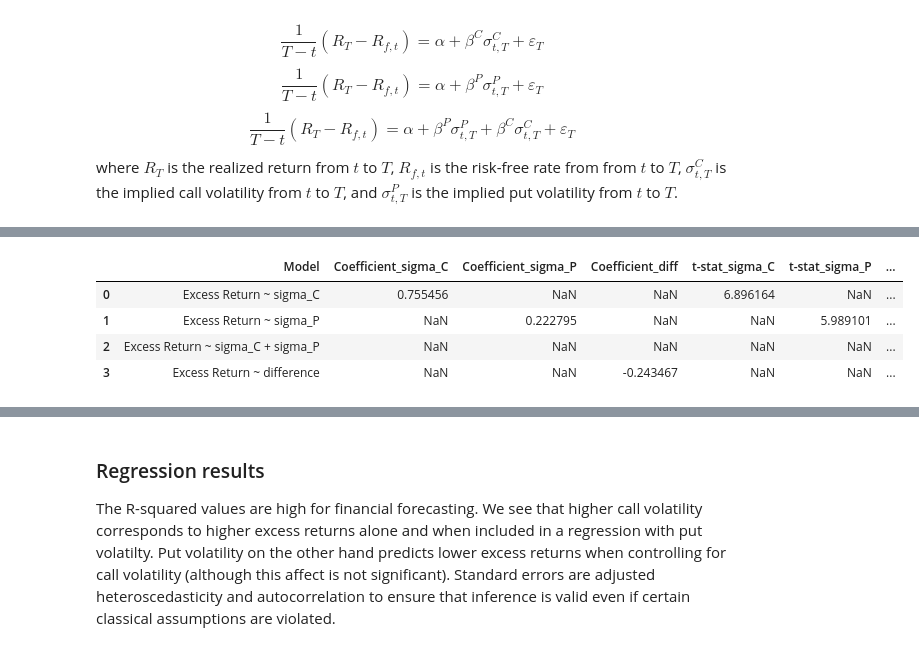
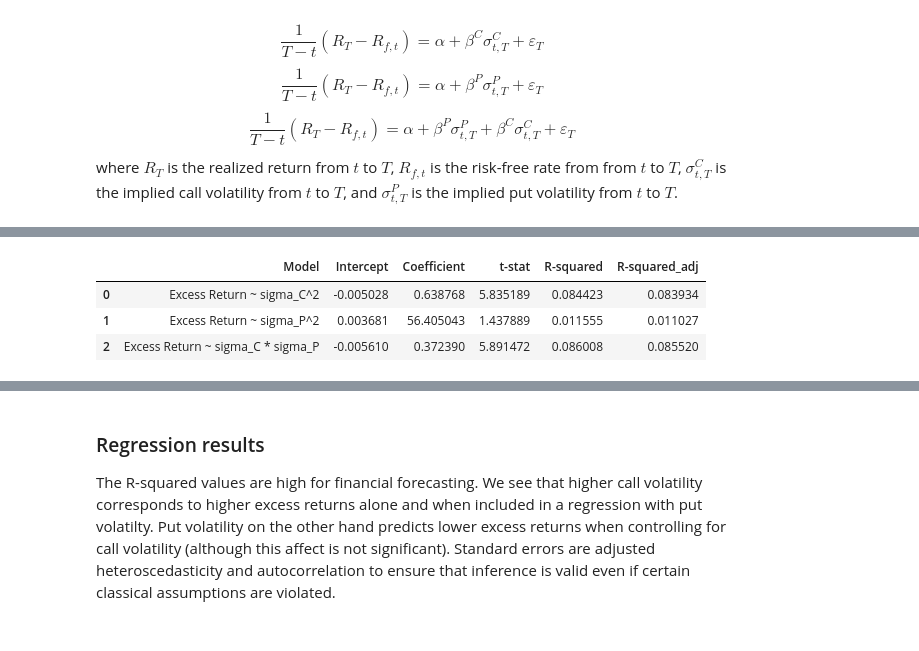
Before and after one commit to patjshultz/bs_two_IV, a Jupyter notebook: bs_two_sigma.ipynb, the cells around one changed output, grey strips where cells are left out. Cells and saved outputs as stored; diff of their text form; code cells hidden in the pictures.

```diff
--- a/bs_two_sigma.ipynb
+++ b/bs_two_sigma.ipynb
@@ -618,13 +638,15 @@ trading_days_per_month = 21
 underlying['realized_return'] = underlying['close'].pct_change(trading_days_per_month)  # 21 days for approx one month
 
 # Function to fetch the risk-free rate from 30 days prior
-def get_risk_free_rate(row):
+def get_risk_free_rate(row, ndays):
     date_30_days_prior = row['date'] - pd.DateOffset(days=trading_days_per_month)
     risk_free_row = risk_free_rate[risk_free_rate['date'] <= date_30_days_prior].tail(1)
     return risk_free_row['rate'].values[0]/100 if not risk_free_row.empty else None
 
 # Apply the function to get the risk-free rate for the starting date of the period
-underlying['start_of_period_risk_free_rate'] = underlying.apply(get_risk_free_rate, axis=1)
+underlying['start_of_period_risk_free_rate'] = underlying.apply(lambda row: get_risk_free_rate(row, trading_days_per_month), axis=1)
+underlying['current_risk_free_rate'] = underlying.apply(lambda row: get_risk_free_rate(row, 0), axis=1)
+
 
 # Calculate the excess return
 # need to convert return from annualized to monthly
@@ -667,6 +689,8 @@ excess_returns_df = pd.DataFrame()
 excess_returns_df['date'] = underlying['date']
 excess_returns_df['forward_excess_return'] = underlying['forward_excess_return']
 excess_returns_df['forward_realized_return']=underlying['realized_return'].shift(-trading_days_per_month)
+excess_returns_df['risk_free_rate'] = (1+underlying['start_of_period_risk_free_rate'])** (1/12)-1
+
 
 # Now merge the new DataFrame with sigma values based on the 'date' column
 # We use an 'inner' join to ensure that only the common dates are included
@@ -709,10 +733,8 @@ plt.show()
 # %%
 # Add a constant term to the predictors
-X1 = sm.add_constant(merged_df['Optimized_sigma_C']**2)
-X2 = sm.add_constant(merged_df['Optimized_sigma_P']**2)
-X3 = sm.add_constant(merged_df['Optimized_sigma_C']*merged_df['Optimized_sigma_P'])
-X4 = sm.add_constant(merged_df['diff'])
-
+X1 = sm.add_constant((1+100*merged_df['risk_free_rate'])*merged_df['Optimized_sigma_C']**2)
+X2 = sm.add_constant((1+100*merged_df['risk_free_rate'])*merged_df['risk_free_rate']*merged_df['Optimized_sigma_P']**2)
+X3 = sm.add_constant((1+100*merged_df['risk_free_rate'])*merged_df['Optimized_sigma_C']*merged_df['Optimized_sigma_P'])
 # Determine the maximum lag for HAC standard errors
 max_lag = int((len(X1)**0.25))  # Rule of thumb: T^(1/4)
 
@@ -720,6 +742,5 @@ max_lag = int((len(X1)**0.25))  # Rule of thumb: T^(1/4)
 model1 = sm.OLS(merged_df['forward_excess_return'], X1).fit(cov_type='HAC', cov_kwds={'maxlags': max_lag})
 model2 = sm.OLS(merged_df['forward_excess_return'], X2).fit(cov_type='HAC', cov_kwds={'maxlags': max_lag})
 model3 = sm.OLS(merged_df['forward_excess_return'], X3).fit(cov_type='HAC', cov_kwds={'maxlags': max_lag})
-model4 = sm.OLS(merged_df['forward_excess_return'], X4).fit(cov_type='HAC', cov_kwds={'maxlags': max_lag})
 # %%
 # plot realized vs predicted returns
@@ -781,73 +758,48 @@ plt.show()
 # %%
-# Creating a summary DataFrame
+# Adjusted summary data creation excluding Model 4
 summary_data = {
     'Model': [
-        'Excess Return ~ sigma_C',
-        'Excess Return ~ sigma_P',
-        'Excess Return ~ sigma_C + sigma_P',
-        'Excess Return ~ difference'
+        'Excess Return ~ sigma_C^2',
+        'Excess Return ~ sigma_P^2',
+        'Excess Return ~ sigma_C * sigma_P'
     ],
-    'Coefficient_sigma_C': [
-        model1.params['Optimized_sigma_C'] if 'Optimized_sigma_C' in model1.params else None,
-        None,
-        model3.params['Optimized_sigma_C'] if 'Optimized_sigma_C' in model3.params else None,
-        None
+    'Intercept': [  # Adding the intercept for each model
+        model1.params['const'],
+        model2.params['const'],
+        model3.params['const']
     ],
-    'Coefficient_sigma_P': [
-        None,
-        model2.params['Optimized_sigma_P'] if 'Optimized_sigma_P' in model2.params else None,
-        model3.params['Optimized_sigma_P'] if 'Optimized_sigma_P' in model3.params else None,
-        None
+    'Coefficient': [  # Assuming the first coefficient after the constant is the main effect
+        model1.params[0],
+        model2.params[0],
+        model3.params[0]
     ],
-    'Coefficient_diff': [
-        None,
-        None,
-        None,
-        model4.params['diff'] if 'diff' in model4.params else None
-    ],
-    't-stat_sigma_C': [
-        model1.tvalues['Optimized_sigma_C'] if 'Optimized_sigma_C' in model1.params else None,
-        None,
-        model3.tvalues['Optimized_sigma_C'] if 'Optimized_sigma_C' in model3.params else None,
-        None
-    ],
-    't-stat_sigma_P': [
-        None,
-        model2.tvalues['Optimized_sigma_P'] if 'Optimized_sigma_P' in model2.params else None,
-        model3.tvalues['Optimized_sigma_P'] if 'Optimized_sigma_P' in model3.params else None,
-        None
-    ],
-    't-stat_diff': [
-        None,
-        None,
-        None,
-        model4.tvalues['diff'] if 'diff' in model4.params else None
+    't-stat': [  # Corresponding t-statistics for the coefficients
+        model1.tvalues[0],
+        model2.tvalues[0],
+        model3.tvalues[0]
     ],
     'R-squared': [
         model1.rsquared,
         model2.rsquared,
-        model3.rsquared,
-        model4.rsquared
+        model3.rsquared
     ],
-    'R-squared_adj': [  # Added adjusted R-squared for each model
+    'R-squared_adj': [
         model1.rsquared_adj,
         model2.rsquared_adj,
-        model3.rsquared_adj,
-        model4.rsquared_adj
+        model3.rsquared_adj
     ]
 }
 
 # Create DataFrame
 summary_df = pd.DataFrame(summary_data)
 
 # Replace any missing values with None for a cleaner display
 summary_df = summary_df.where(pd.notnull(summary_df), None)
 
-# Display the DataFrame in Jupyter Notebook as an HTML table
+# Display the DataFrame
 summary_df
 # %% [output]
-|  | Model | Coefficient_sigma_C | Coefficient_sigma_P | Coefficient_diff | t-stat_sigma_C | t-stat_sigma_P | ... |
-| 0 | Excess Return ~ sigma_C | 0.755456 | NaN | NaN | 6.896164 | NaN | ... |
-| 1 | Excess Return ~ sigma_P | NaN | 0.222795 | NaN | NaN | 5.989101 | ... |
-| 2 | Excess Return ~ sigma_C + sigma_P | NaN | NaN | NaN | NaN | NaN | ... |
-| 3 | Excess Return ~ difference | NaN | NaN | -0.243467 | NaN | NaN | ... |
+|  | Model | Intercept | Coefficient | t-stat | R-squared | R-squared_adj |
+| 0 | Excess Return ~ sigma_C^2 | -0.005028 | 0.638768 | 5.835189 | 0.084423 | 0.083934 |
+| 1 | Excess Return ~ sigma_P^2 | 0.003681 | 56.405043 | 1.437889 | 0.011555 | 0.011027 |
+| 2 | Excess Return ~ sigma_C * sigma_P | -0.005610 | 0.372390 | 5.891472 | 0.086008 | 0.085520 |
```
Also changed, not shown: parts of 6 cells of this notebook.
